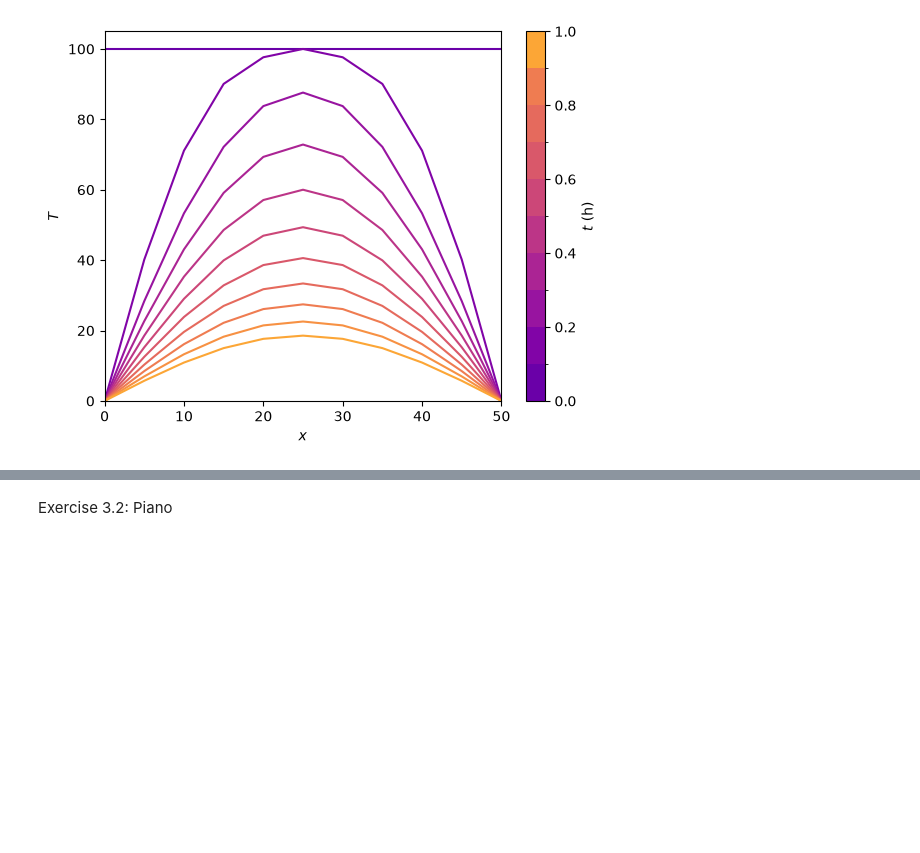
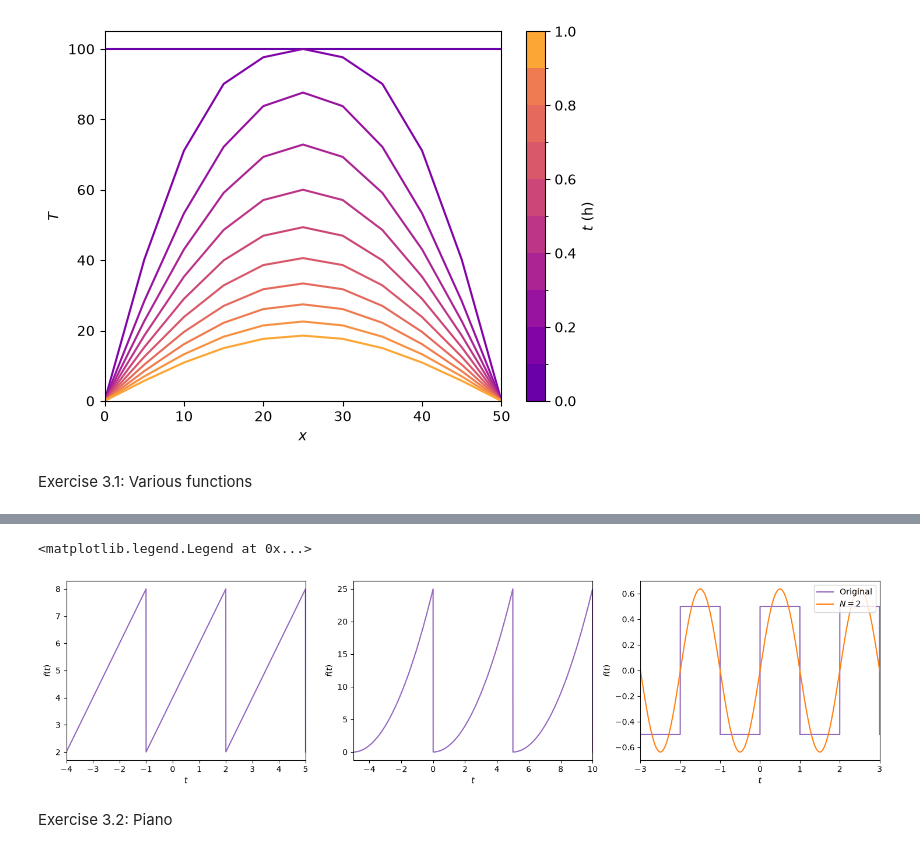
Before and after one commit to Braisa/adcompu, a Jupyter notebook: numerical-methods/xabier/extras/pde_fourier_extras.ipynb, the cells around one changed output, grey strips where cells are left out. Drawn from its saved outputs; the diff is of its cells as text; code cells hidden in the pictures; blank space fills up the shorter version.

```diff
--- a/numerical-methods/xabier/extras/pde_fourier_extras.ipynb
+++ b/numerical-methods/xabier/extras/pde_fourier_extras.ipynb
@@ -331,3 +331,68 @@ fig.colorbar(ColorizingArtist(colorizer), ax=ax, orientation="vertical", locatio
 # %% [output]
 <matplotlib.colorbar.Colorbar at 0x...>
 [figure]
+# %% [markdown]
+Exercise 3.1: Various functions
+# %%
+import numpy as np
+from matplotlib.pyplot import subplots
+from scipy.integrate import quad
+
+funcs = (
+    lambda t : 2*t + 4,
+    lambda t : t**2,
+    lambda t : .5 - np.heaviside(-t, 0)
+)
+
+periods = (3, 5, 2)
+
+definition_bounds = ([-1, 2], [0, 5], [-1, 1])
+extended_bounds = ([-4, 5], [-5, 10], [-3, 3])
+
+names = ("Sawtooth", "Wavy", "Spiky")
+
+interval_mapping = lambda x, original, target : ((x - np.min(original)) % period) + np.min(target)
+
+sample_size = 1000
+
+fig, axs = subplots(1, 3, figsize=(18, 4))
+
+for func, period, bounds, ex_bounds, ax, name in zip(funcs, periods, definition_bounds, extended_bounds, axs, names):
+
+    definition_interval = np.linspace(bounds[0], bounds[1], sample_size)
+    extended_interval = np.linspace(ex_bounds[0], ex_bounds[1], 3*sample_size)
+    tlin = np.linspace(-period/2, period/2, sample_size)
+
+    ax.plot(extended_interval, func(interval_mapping(extended_interval, extended_interval, definition_interval)), ls="solid", color="tab:purple", label="Original")
+
+    ax.set_xlim(left=np.min(extended_interval), right=np.max(extended_interval))
+
+    ax.set_xlabel(r"$t$")
+    ax.set_ylabel(r"$f(t)$")
+
+    a_0 = 2/period * quad(func, np.min(tlin), np.max(tlin))[0]
+
+    a_n_func = lambda x, n : func(interval_mapping(x, tlin, definition_interval)) * np.cos(n*2*np.pi/period * x)
+    a_n = lambda n : 2/period * quad(a_n_func, np.min(tlin), np.max(tlin), args=(n))[0]
+
+    b_n_func = lambda x, n : func(interval_mapping(x, tlin, definition_interval)) * np.sin(n*2*np.pi/period * x)
+    b_n = lambda n : 2/period * quad(b_n_func, np.min(tlin), np.max(tlin), args=(n))[0]
+
+    print(f"Function {name}")
+    print(f"a_0 = {a_0}")
+    print(f"a_1 = {a_n(1)}")
+    print(f"a_2 = {a_n(2)}")
+    print(f"b_1 = {b_n(1)}")
+    print(f"b_2 = {b_n(2)}")
+
+sum_term = lambda x, n : a_n(n) * np.cos(n*2*np.pi/period * x) + b_n(n) * np.sin(n*2*np.pi/period * x)
+def partial_sum(x, N):
+    s = a_0/2
+    for n in range(1, N+1):
+        s += sum_term(x, n)
+    return s
+
+axs[-1].plot(extended_interval, partial_sum(extended_interval, 2), ls="solid", color="tab:orange", label=r"$N = 2$")
+
+axs[-1].legend(loc="upper right")
+# %% [output]
@@ -334,3 +417,5 @@ fig.colorbar(ColorizingArtist(colorizer), ax=ax, orientation="vertical", locatio
+<matplotlib.legend.Legend at 0x...>
+[figure, added]
 # %% [markdown]
 Exercise 3.2: Piano
 # %%
```
Also changed, not shown: parts of 1 cell of this notebook.
